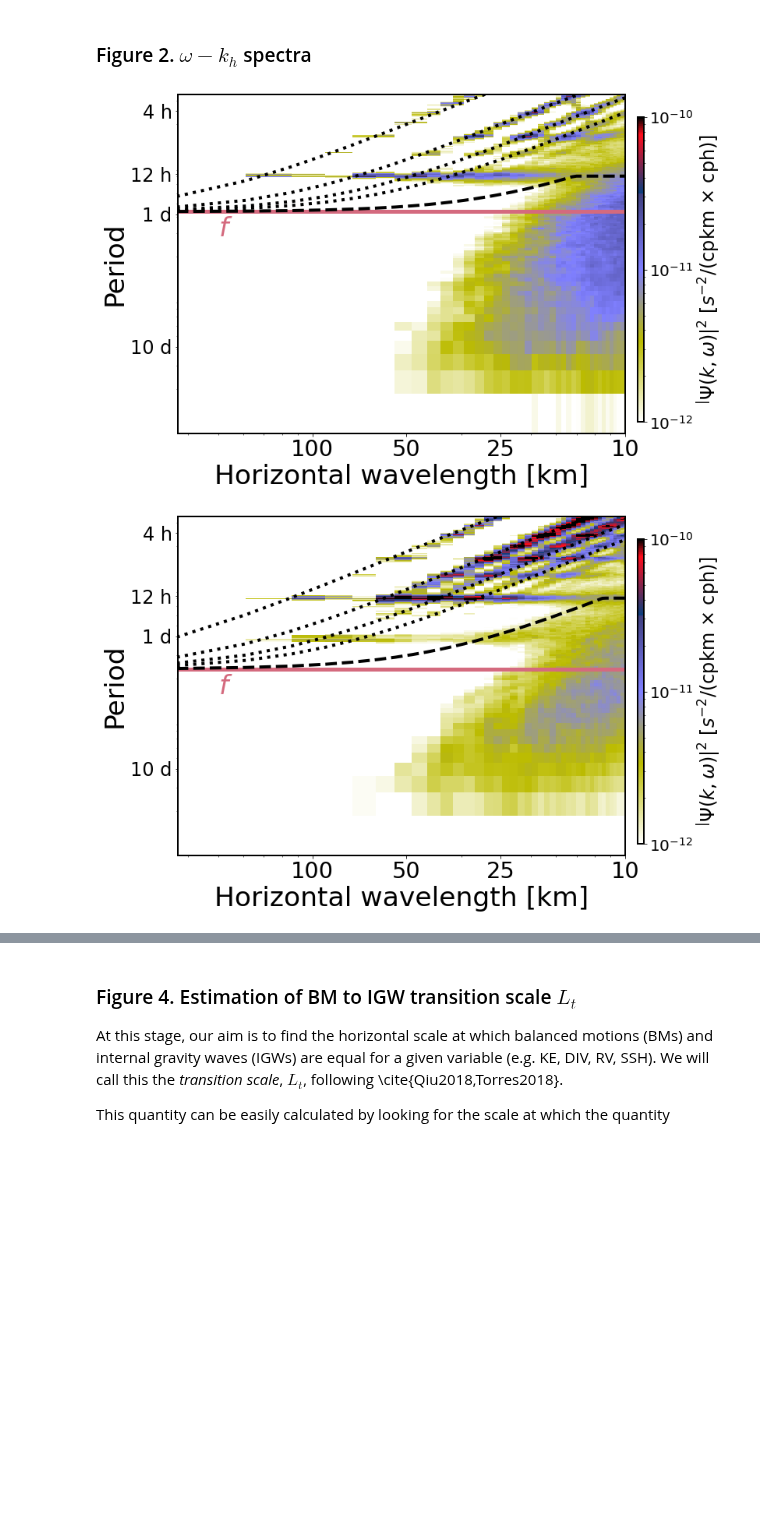
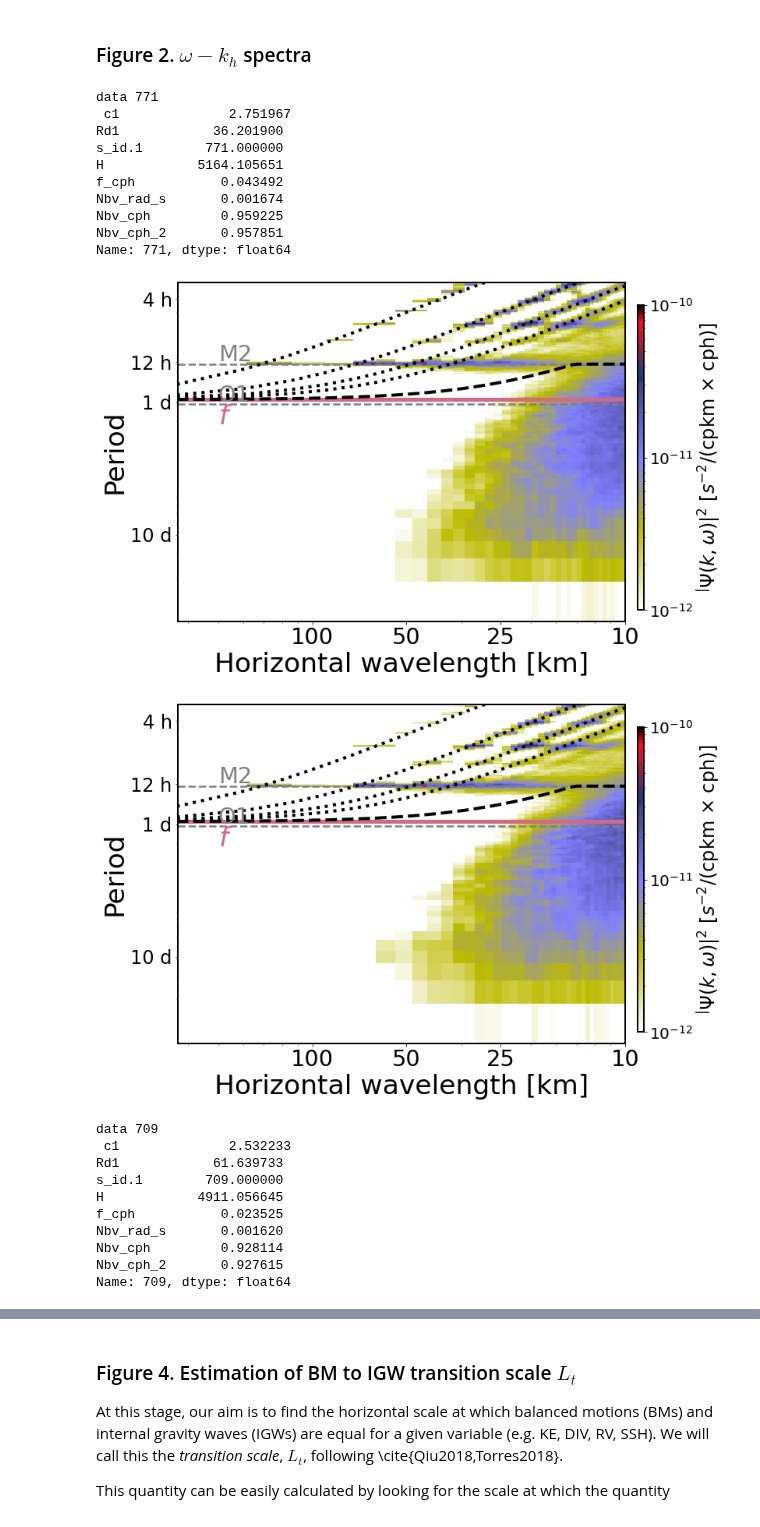
Before and after one commit to antonimmo/ebc-wk-spectral-analysis, a Jupyter notebook: OSM Poster.ipynb, the cells around one changed output, grey strips where cells are left out. Cells and saved outputs as stored; diff of their text form; code cells hidden in the pictures; blank space fills up the shorter version.

Commit message:
feat: igw10+tides filter (dask and xarray to the rescue)

```diff
--- a/OSM Poster.ipynb
+++ b/OSM Poster.ipynb
@@ -73,17 +75,42 @@ from spectral_analysis.tools.spectral_analysis_tools import plot_bm_igw_k_forsea
 from spectral_analysis.tools.spectral_analysis_tools import plot_wk_forseasonvarid as plot_wk
 # %%
 # The result must be the same as the cell above
-for id in [771,709]:
+for id in [771,709,730]:
     id_data = RdC1_data.loc[id]
     #Nbv = id_data["Nbv_cph"]
     Nbv = id_data["Nbv_cph_2"]
     H = id_data["H"]/1000
+    folder_ = DATA_FOLDER+"/spectra"
+    print("data",id, "\n",id_data)
 
     #plot_wk(DATA_FOLDER,"ASO","RV",id,Nbv=Nbv,H=H,wk_only=True,log=False)
-    fg = plot_wk(DATA_FOLDER,"JFM","RV",id,Nbv=Nbv,H=H,wk_only=True,log=False,show_tides=False,igw_modes=[1,2,3,4],varunits='$s^{-2}$')
+    fg = plot_wk(folder_,"JFM","RV",id,Nbv=Nbv,H=H,wk_only=True,log=False,show_tides=True,igw_modes=[1,2,3,4],varunits='$s^{-2}$')
     #fg.tight_layout(pad=0, h_pad=0, w_pad=0)
-    fg.savefig("figs/wk_{}_JFM.eps".format(id))
+    fg.savefig("figs/wk_RV_{}_JFM.eps".format(id))
     #plot_bm_igw(DATA_FOLDER,season,vars,id,Nbv=Nbv,H=H,log=False)
+
+    fg = plot_wk(folder_,"JFM","DIV",id,Nbv=Nbv,H=H,wk_only=True,log=False,show_tides=True,igw_modes=[1,2,3,4],varunits='$s^{-2}$')
+    fg.savefig("figs/wk_DIV_{}_JFM.eps".format(id))
 # %% [output]
+data 771
+ c1              2.751967
+Rd1            36.201900
+s_id.1        771.000000
+H            5164.105651
+f_cph           0.043492
+Nbv_rad_s       0.001674
+Nbv_cph         0.959225
+Nbv_cph_2       0.957851
+Name: 771, dtype: float64
-[figure, old version]
+[figure, new version]
-[figure, old version]
+[figure, new version]
+data 709
+ c1              2.532233
+Rd1            61.639733
+s_id.1        709.000000
+H            4911.056645
+f_cph           0.023525
+Nbv_rad_s       0.001620
+Nbv_cph         0.928114
+Nbv_cph_2       0.927615
+Name: 709, dtype: float64
```
Also changed, not shown: parts of 2 cells of this notebook, 20 other files.
